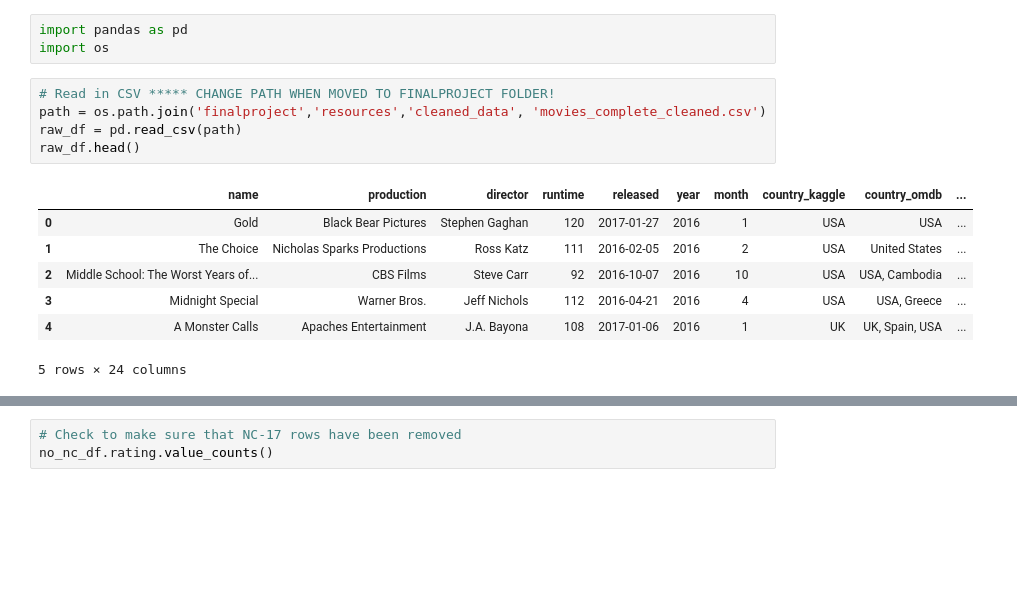
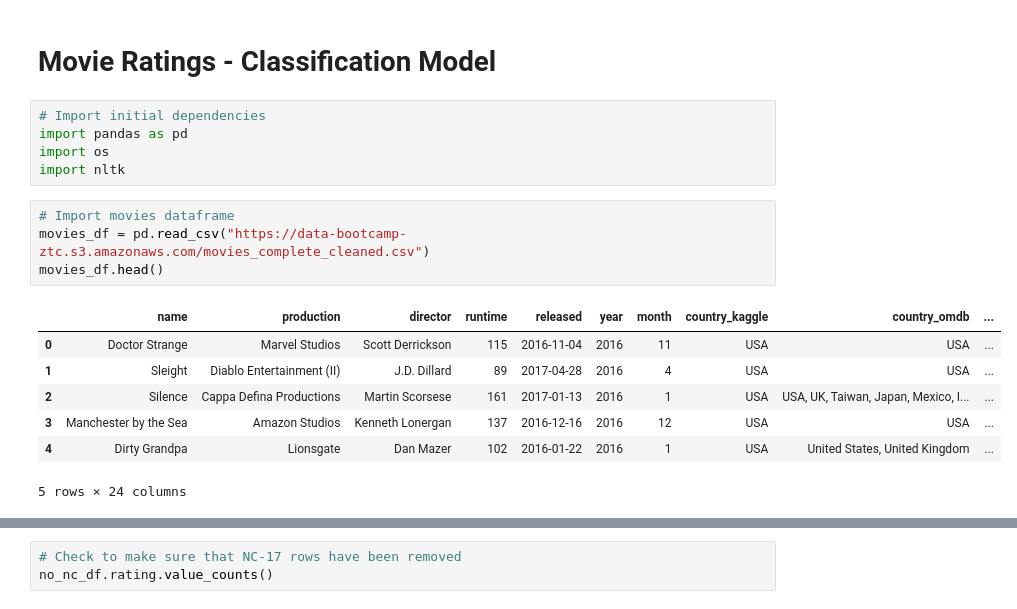
Before and after one commit to ztcnrh/NLP-Movie-Rating-Predictor, a Jupyter notebook: alannah/rating_classification.ipynb, the cells around one changed output, grey strips where cells are left out. Drawn from its saved outputs; the diff is of its cells as text; blank space fills up the shorter version.

```diff
--- a/alannah/rating_classification.ipynb
+++ b/alannah/rating_classification.ipynb
@@ -1,16 +1,19 @@
+# %% [markdown]
+# Movie Ratings - Classification Model
 # %%
+# Import initial dependencies
 import pandas as pd
 import os
+import nltk
-# %%
-# Read in CSV ***** CHANGE PATH WHEN MOVED TO FINALPROJECT FOLDER!
-path = os.path.join('finalproject','resources','cleaned_data', 'movies_complete_cleaned.csv')
-raw_df = pd.read_csv(path)
-raw_df.head()
-# %% [output]
-|  | name | production | director | runtime | released | year | month | country_kaggle | country_omdb | ... |
-| 0 | Gold | Black Bear Pictures | Stephen Gaghan | 120 | 2017-01-27 | 2016 | 1 | USA | USA | ... |
-| 1 | The Choice | Nicholas Sparks Productions | Ross Katz | 111 | 2016-02-05 | 2016 | 2 | USA | United States | ... |
-| 2 | Middle School: The Worst Years of... | CBS Films | Steve Carr | 92 | 2016-10-07 | 2016 | 10 | USA | USA, Cambodia | ... |
-| 3 | Midnight Special | Warner Bros. | Jeff Nichols | 112 | 2016-04-21 | 2016 | 4 | USA | USA, Greece | ... |
-| 4 | A Monster Calls | Apaches Entertainment | J.A. Bayona | 108 | 2017-01-06 | 2016 | 1 | UK | UK, Spain, USA | ... |
-5 rows × 24 columns
+# %%
+# Import movies dataframe
+movies_df = pd.read_csv("https://data-bootcamp-ztc.s3.amazonaws.com/movies_complete_cleaned.csv")
+movies_df.head()
+# %% [output]
+|  | name | production | director | runtime | released | year | month | country_kaggle | country_omdb | ... |
+| 0 | Doctor Strange | Marvel Studios | Scott Derrickson | 115 | 2016-11-04 | 2016 | 11 | USA | USA | ... |
+| 1 | Sleight | Diablo Entertainment (II) | J.D. Dillard | 89 | 2017-04-28 | 2016 | 4 | USA | USA | ... |
+| 2 | Silence | Cappa Defina Productions | Martin Scorsese | 161 | 2017-01-13 | 2016 | 1 | USA | USA, UK, Taiwan, Japan, Mexico, I... | ... |
+| 3 | Manchester by the Sea | Amazon Studios | Kenneth Lonergan | 137 | 2016-12-16 | 2016 | 12 | USA | USA | ... |
+| 4 | Dirty Grandpa | Lionsgate | Dan Mazer | 102 | 2016-01-22 | 2016 | 1 | USA | United States, United Kingdom | ... |
+5 rows × 24 columns
```
Also changed, not shown: parts of 30 cells of this notebook, 1 other file.
